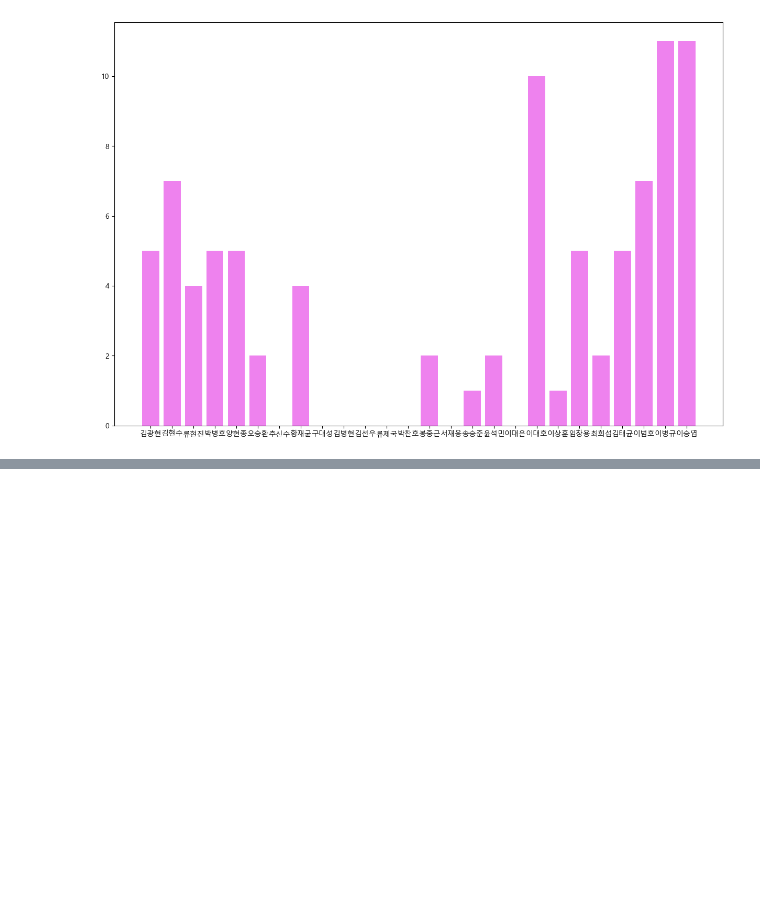
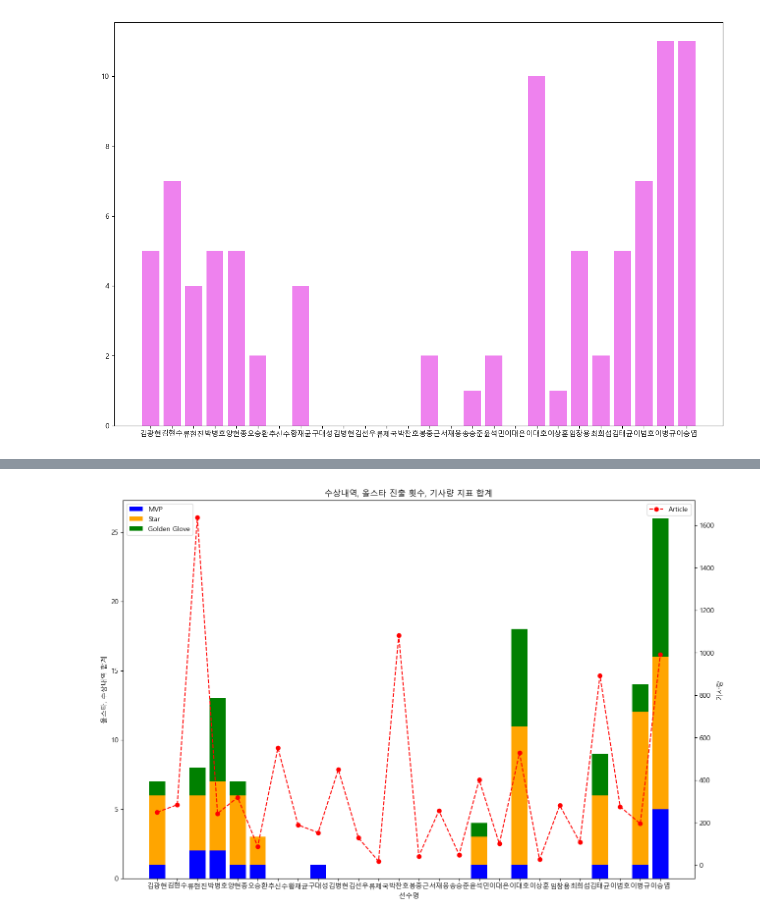
Before and after one commit to duddbs2002/team3, a Jupyter notebook: Youri/기본시각화.ipynb, the cells around one changed output, grey strips where cells are left out. Drawn from its saved outputs; the diff is of its cells as text; code cells hidden in the pictures; blank space fills up the shorter version.

```diff
--- a/Youri/기본시각화.ipynb
+++ b/Youri/기본시각화.ipynb
@@ -66,0 +63,27 @@ df_group = df.groupby([''])
+# %%
+# 그래프 그리기
+fig, ax1 = plt.subplots(figsize=(15, 10))
+
+# 첫 번째 y축에 누적 막대 그래프 그리기
+ax1.bar(name, mvp, label="MVP", color='blue')
+ax1.bar(name, star, bottom=mvp, label="Star", color='orange')
+ax1.bar(name, gold, bottom=mvp + star, label="Golden Glove", color='green')
+
+# 첫 번째 y축 레이블 및 설정
+ax1.set_xlabel("선수명")
+ax1.set_ylabel("올스타, 수상내역 합계")
+ax1.set_title("수상내역, 올스타 진출 횟수, 기사량 지표 합계")
+ax1.legend(loc="upper left")
+
+# 두 번째 y축 생성 및 article 데이터 점 그래프로 추가
+ax2 = ax1.twinx()
+ax2.plot(name, article, label="Article", color='red', marker='o', linestyle='--')
+
+# 두 번째 y축 레이블 및 설정
+ax2.set_ylabel("기사량")
+ax2.legend(loc="upper right")
+
+# 그래프 표시
+plt.show()
+# %% [output]
+[figure, added]
```
Also changed, not shown: parts of 10 cells of this notebook.
